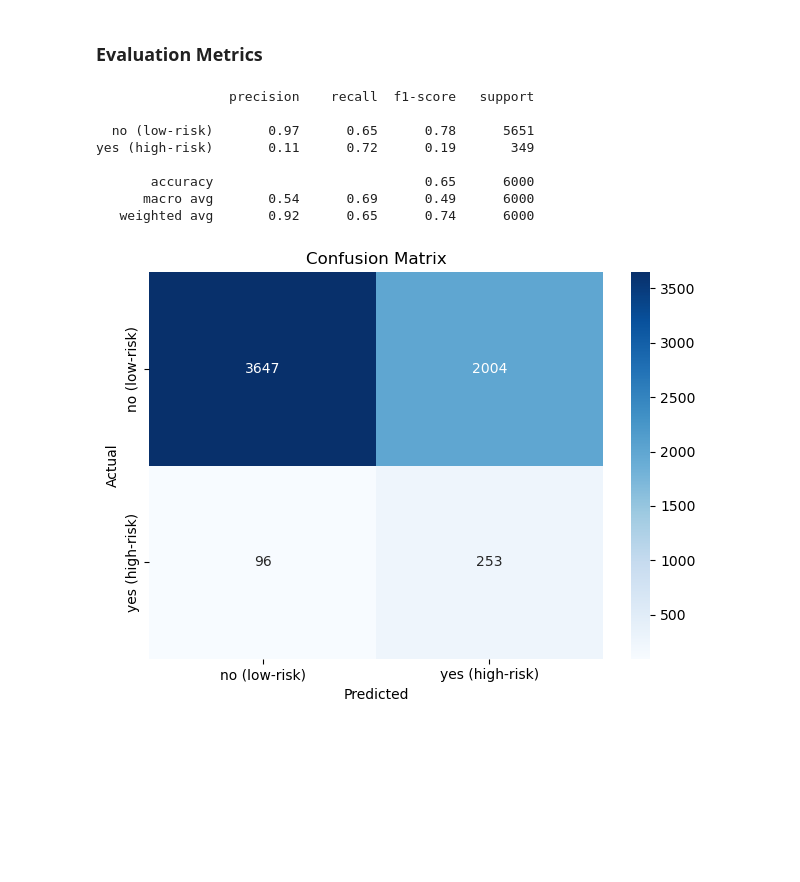
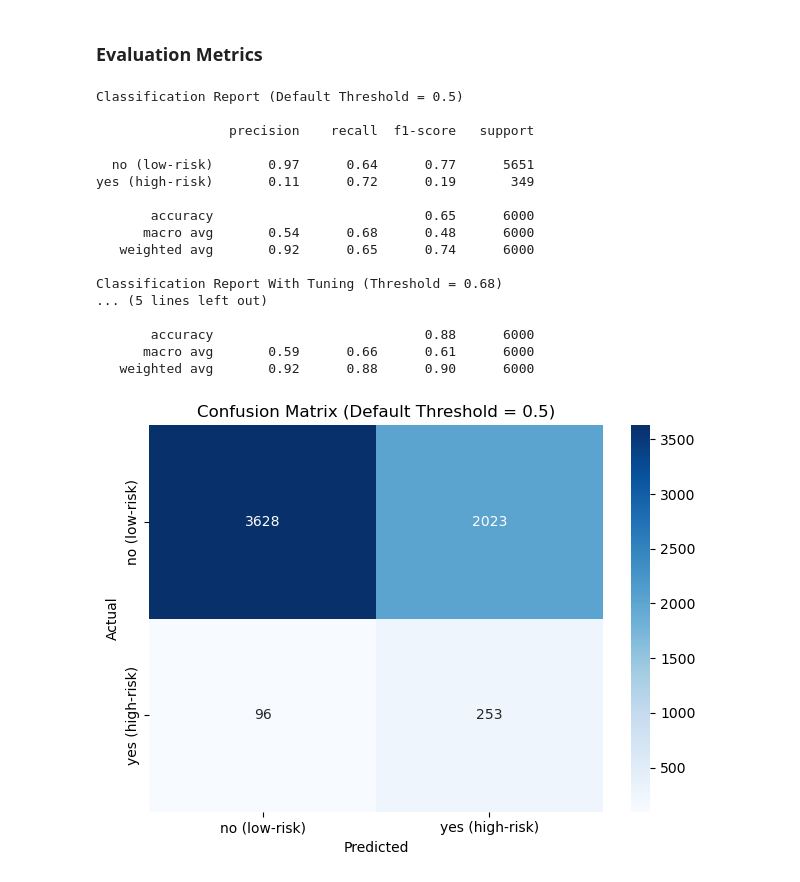
Before and after one commit to SimardeepKullar/W26-AIGC5005--Midterm, a Jupyter notebook: midterm.ipynb, the cells around one changed output. Cells and saved outputs as stored; diff of their text form; code cells hidden in the pictures; blank space fills up the shorter version.

```diff
--- a/midterm.ipynb
+++ b/midterm.ipynb
@@ -288,34 +371,83 @@ y_pred = lr.predict(X_test_scaled)  # Predict class labels for the unseen test s
 # %% [markdown]
 ### Evaluation Metrics
 # %%
-# Step 14: Evaluate the model -------------------------------------------------------------
-# classification_report shows precision, recall, and F1-score for each class.
+# Step 1: Evaluate the model -------------------------------------------------------------
+# classification_report shows precision, recall, and F1-score for each class
+print(f"Classification Report (Default Threshold = 0.5)\n")
 print(classification_report(y_test, y_pred, target_names=["no (low-risk)", "yes (high-risk)"]))
 
-# Step 15: Confusion Matrix Heatmap ------------------------------------------------------
-# A confusion matrix shows how many predictions were correct and where the model made mistakes.
+print(f"Classification Report With Tuning (Threshold = {best_threshold})\n")
+print(classification_report(y_test, y_pred_tuned, target_names=["no (low-risk)", "yes (high-risk)"]))
+
+# Step 2: Confusion Matrix Heatmap ------------------------------------------------------
+# A confusion matrix shows how many predictions were correct and where the model made mistakes
 cm = confusion_matrix(y_test, y_pred)
+cm_tuned = confusion_matrix(y_test, y_pred_tuned)
 
 sns.heatmap(
     cm,
     annot=True,           # Show the count numbers inside each cell
     fmt="d",              # Display counts as whole integers
     cmap="Blues",         # Blue colour scheme — darker = higher count
     xticklabels=["no (low-risk)", "yes (high-risk)"],
     yticklabels=["no (low-risk)", "yes (high-risk)"]
 )
-plt.title("Confusion Matrix")
+plt.title("Confusion Matrix (Default Threshold = 0.5)")
 plt.ylabel("Actual")       # Row axis — what the true label was
 plt.xlabel("Predicted")    # Column axis — what the model predicted
 plt.tight_layout()
 plt.show()
+
+cm_tuned = confusion_matrix(y_test, y_pred_tuned)
+
+sns.heatmap(
+    cm_tuned,
+    annot=True,           # Show the count numbers inside each cell
+    fmt="d",              # Display counts as whole integers
+    cmap="Blues",         # Blue colour scheme — darker = higher count
+    xticklabels=["no (low-risk)", "yes (high-risk)"],
+    yticklabels=["no (low-risk)", "yes (high-risk)"]
+)
+plt.title("Confusion Matrix (Threshold = 0.68)")
+plt.ylabel("Actual")       # Row axis — what the true label was
+plt.xlabel("Predicted")    # Column axis — what the model predicted
+plt.tight_layout()
+plt.show()
+
+# Step 3: ROC Curve  --------------------------------------------------------------------
+# Compute ROC curve values
+fpr, tpr, thresholds = roc_curve(y_test, y_prob) #fpr means false positive rate and tpr means true positive rate i.e Recall/Sensitivity
+
+# Compute AUC (Area Under Curve)
+roc_auc = auc(fpr, tpr)
+
+# Plot ROC Curve
+plt.figure()
+plt.plot(fpr, tpr, label=f"AUC = {roc_auc:.2f}")
+plt.plot([0, 1], [0, 1], linestyle='--')  # Random model baseline
+
+plt.xlabel("False Positive Rate")
+plt.ylabel("True Positive Rate")
+plt.title("ROC Curve")
+plt.legend()
+
+plt.show()
 # %% [output]
+Classification Report (Default Threshold = 0.5)
+
                  precision    recall  f1-score   support
 
-  no (low-risk)       0.97      0.65      0.78      5651
+  no (low-risk)       0.97      0.64      0.77      5651
 yes (high-risk)       0.11      0.72      0.19       349
 
        accuracy                           0.65      6000
-      macro avg       0.54      0.69      0.49      6000
+      macro avg       0.54      0.68      0.48      6000
    weighted avg       0.92      0.65      0.74      6000
+
+Classification Report With Tuning (Threshold = 0.68)
+... (5 lines left out)
+
+       accuracy                           0.88      6000
+      macro avg       0.59      0.66      0.61      6000
+   weighted avg       0.92      0.88      0.90      6000
-[figure, old version]
+[figure, new version]
```
Also changed, not shown: parts of 8 cells of this notebook.
